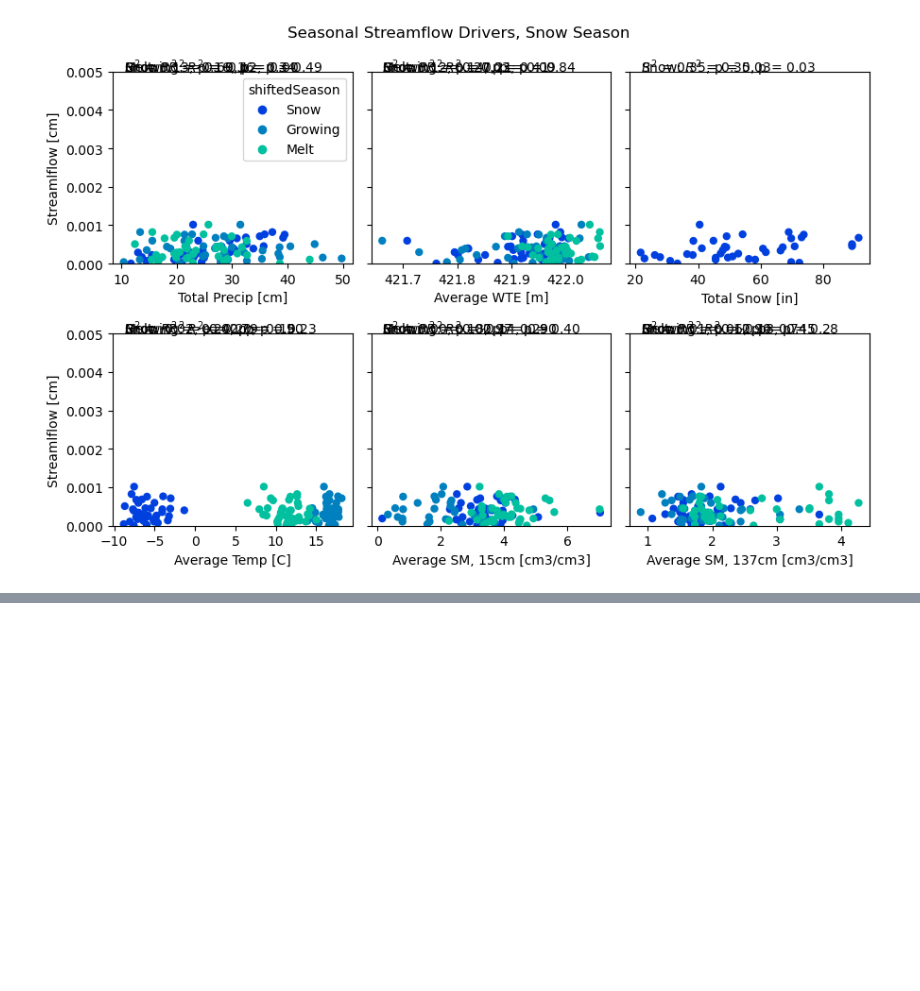
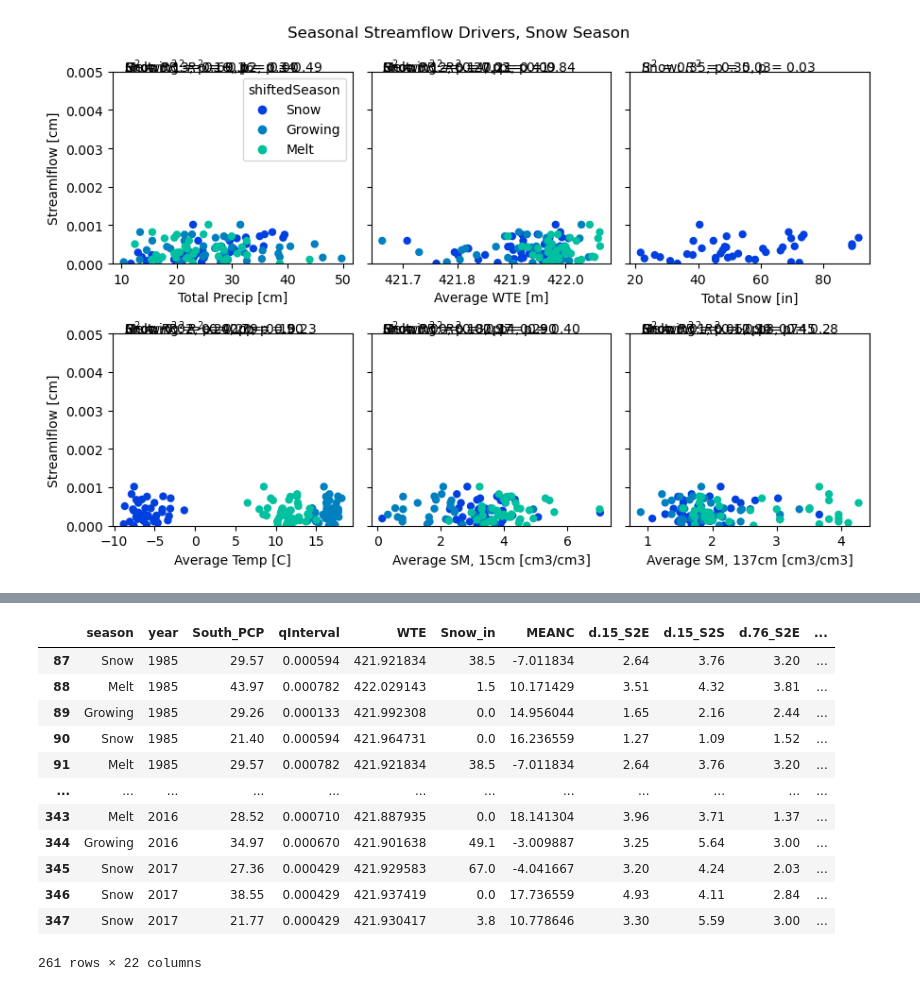
Before and after one commit to mwdjones/process-networks, a Jupyter notebook: 01_climateVariable_exploration.ipynb, the cells around one changed output, grey strips where cells are left out. Saved outputs shown, nothing was run; the diff lists cells and outputs as text; code cells hidden in the pictures; blank space fills up the shorter version.

```diff
--- a/01_climateVariable_exploration.ipynb
+++ b/01_climateVariable_exploration.ipynb
@@ -222,0 +263,23 @@ plt.savefig('./Figures/Variable Exploration Plots/Lag Correlation Plots/Seasonal
+# %%
+#Merge with the seasonal totals
+data_merged_frost = data_merged.merge(upFrostAnnual, on = 'year', how = 'outer')
+data_merged_frost = data_merged_frost.merge(bogFrostAnnual, on = 'year', how = 'outer')
+#Remove nan rows
+data_merged_frost = data_merged_frost.dropna()
+#rename columns
+data_merged_frost = data_merged_frost.rename(columns = {'S21':'S21_FDpth', 'S22':'S22_FDpth', 'S23':'S23_FDpth'})
+data_merged_frost
+# %% [output]
+|  | season | year | South_PCP | qInterval | WTE | Snow_in | MEANC | d.15_S2E | d.15_S2S | d.76_S2E | ... |
+| 87 | Snow | 1985 | 29.57 | 0.000594 | 421.921834 | 38.5 | -7.011834 | 2.64 | 3.76 | 3.20 | ... |
+| 88 | Melt | 1985 | 43.97 | 0.000782 | 422.029143 | 1.5 | 10.171429 | 3.51 | 4.32 | 3.81 | ... |
+| 89 | Growing | 1985 | 29.26 | 0.000133 | 421.992308 | 0.0 | 14.956044 | 1.65 | 2.16 | 2.44 | ... |
+| 90 | Snow | 1985 | 21.40 | 0.000594 | 421.964731 | 0.0 | 16.236559 | 1.27 | 1.09 | 1.52 | ... |
+| 91 | Melt | 1985 | 29.57 | 0.000782 | 421.921834 | 38.5 | -7.011834 | 2.64 | 3.76 | 3.20 | ... |
+| ... | ... | ... | ... | ... | ... | ... | ... | ... | ... | ... | ... |
+| 343 | Melt | 2016 | 28.52 | 0.000710 | 421.887935 | 0.0 | 18.141304 | 3.96 | 3.71 | 1.37 | ... |
+| 344 | Growing | 2016 | 34.97 | 0.000670 | 421.901638 | 49.1 | -3.009887 | 3.25 | 5.64 | 3.00 | ... |
+| 345 | Snow | 2017 | 27.36 | 0.000429 | 421.929583 | 67.0 | -4.041667 | 3.20 | 4.24 | 2.03 | ... |
+| 346 | Snow | 2017 | 38.55 | 0.000429 | 421.937419 | 0.0 | 17.736559 | 4.93 | 4.11 | 2.84 | ... |
+| 347 | Snow | 2017 | 21.77 | 0.000429 | 421.930417 | 3.8 | 10.778646 | 3.30 | 5.59 | 3.00 | ... |
+261 rows × 22 columns
```
Also changed, not shown: parts of 9 cells of this notebook, 3 other files.
